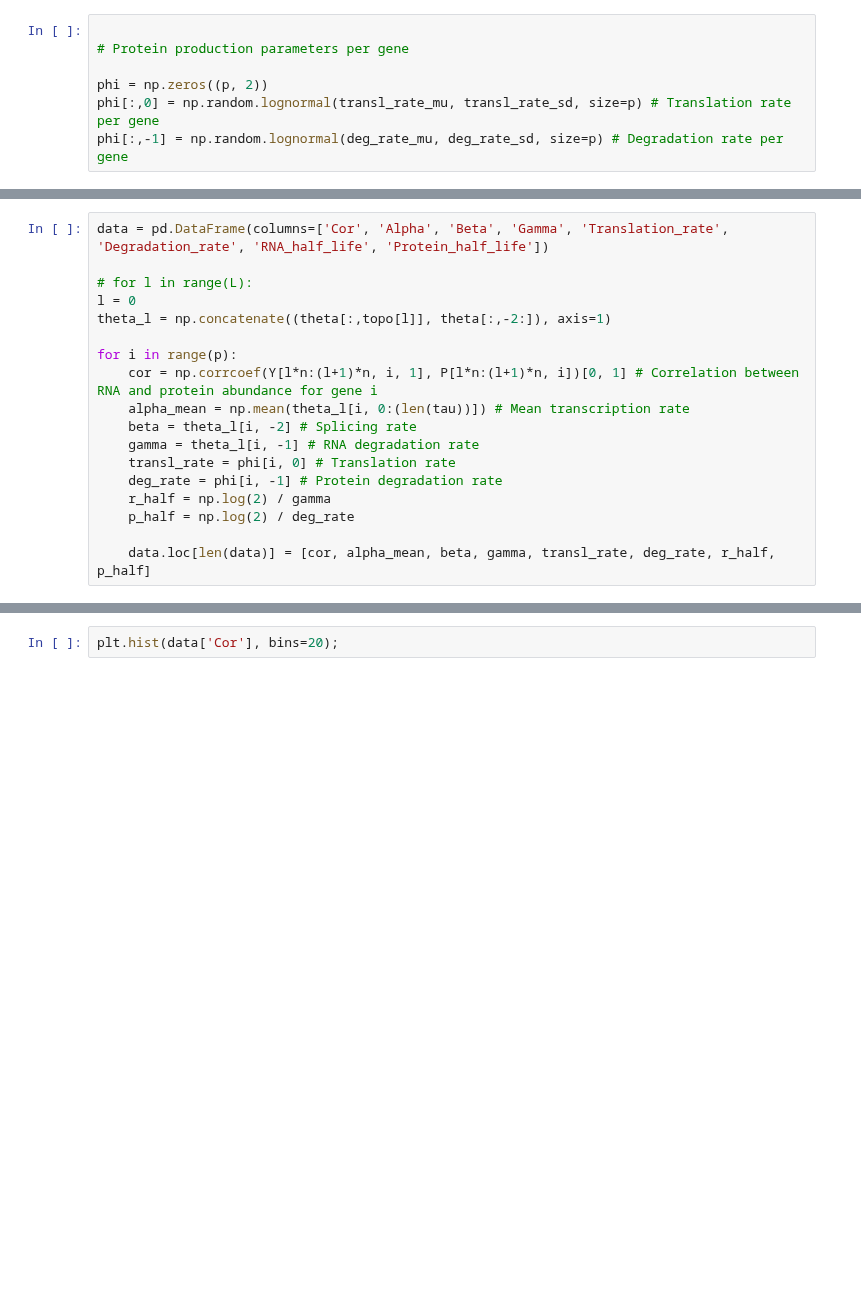
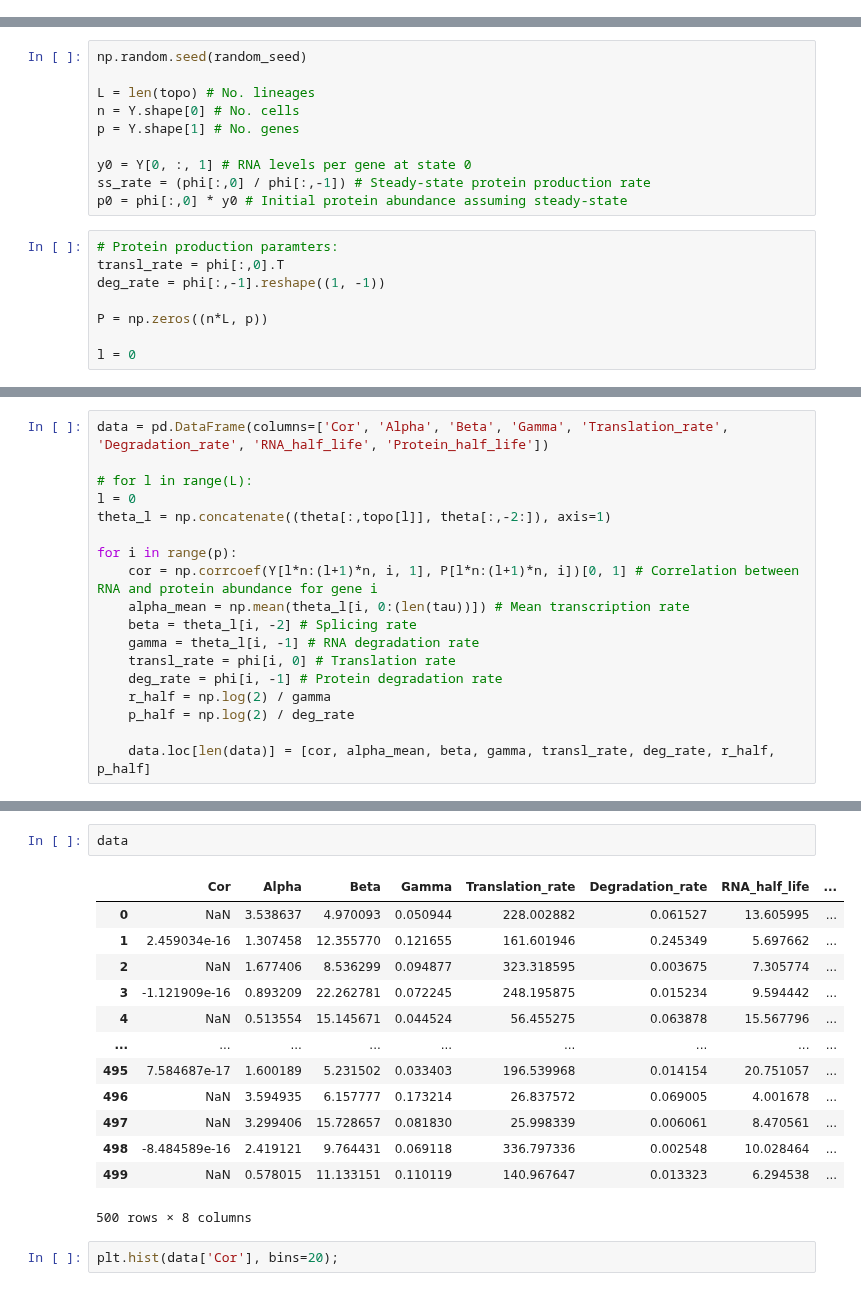
Before and after one commit to reliscu/chronocell_simulations, a Jupyter notebook: simulate_data.ipynb, the cells around one changed output, grey strips where cells are left out. Drawn from its saved outputs; the diff is of its cells as text; blank space fills up the shorter version.

```diff
--- a/simulate_data.ipynb
+++ b/simulate_data.ipynb
@@ -166,7 +61,0 @@ X = np.random.poisson(Y)
-# %%
-
-# Protein production parameters per gene
-
-phi = np.zeros((p, 2))
-phi[:,0] = np.random.lognormal(transl_rate_mu, transl_rate_sd, size=p) # Translation rate per gene
-phi[:,-1] = np.random.lognormal(deg_rate_mu, deg_rate_sd, size=p) # Degradation rate per gene
@@ -223,0 +83,18 @@ for l in range(L):
+# %%
+np.random.seed(random_seed)
+
+L = len(topo) # No. lineages
+n = Y.shape[0] # No. cells
+p = Y.shape[1] # No. genes
+
+y0 = Y[0, :, 1] # RNA levels per gene at state 0
+ss_rate = (phi[:,0] / phi[:,-1]) # Steady-state protein production rate
+p0 = phi[:,0] * y0 # Initial protein abundance assuming steady-state
+# %%
+# Protein production paramters:
+transl_rate = phi[:,0].T
+deg_rate = phi[:,-1].reshape((1, -1))
+
+P = np.zeros((n*L, p))
+
+l = 0
@@ -242,3 +266,19 @@ for i in range(p):
+# %%
+data
+# %% [output]
+|  | Cor | Alpha | Beta | Gamma | Translation_rate | Degradation_rate | RNA_half_life | ... |
+| 0 | NaN | 3.538637 | 4.970093 | 0.050944 | 228.002882 | 0.061527 | 13.605995 | ... |
+| 1 | 2.459034e-16 | 1.307458 | 12.355770 | 0.121655 | 161.601946 | 0.245349 | 5.697662 | ... |
+| 2 | NaN | 1.677406 | 8.536299 | 0.094877 | 323.318595 | 0.003675 | 7.305774 | ... |
+| 3 | -1.121909e-16 | 0.893209 | 22.262781 | 0.072245 | 248.195875 | 0.015234 | 9.594442 | ... |
+| 4 | NaN | 0.513554 | 15.145671 | 0.044524 | 56.455275 | 0.063878 | 15.567796 | ... |
+| ... | ... | ... | ... | ... | ... | ... | ... | ... |
+| 495 | 7.584687e-17 | 1.600189 | 5.231502 | 0.033403 | 196.539968 | 0.014154 | 20.751057 | ... |
+| 496 | NaN | 3.594935 | 6.157777 | 0.173214 | 26.837572 | 0.069005 | 4.001678 | ... |
+| 497 | NaN | 3.299406 | 15.728657 | 0.081830 | 25.998339 | 0.006061 | 8.470561 | ... |
+| 498 | -8.484589e-16 | 2.419121 | 9.764431 | 0.069118 | 336.797336 | 0.002548 | 10.028464 | ... |
+| 499 | NaN | 0.578015 | 11.133151 | 0.110119 | 140.967647 | 0.013323 | 6.294538 | ... |
+500 rows × 8 columns
 # %%
 plt.hist(data['Cor'], bins=20);
 # %% [output]
```
Also changed, not shown: parts of 29 cells of this notebook, 2 other files.
